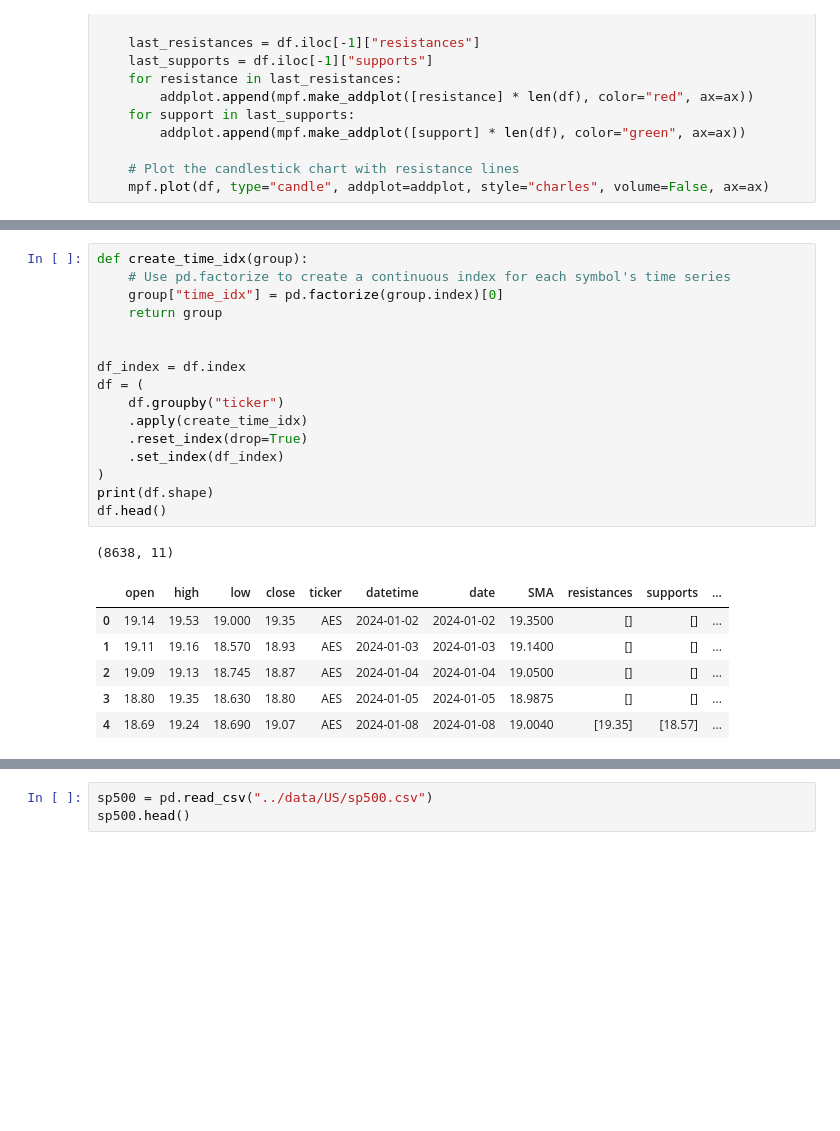
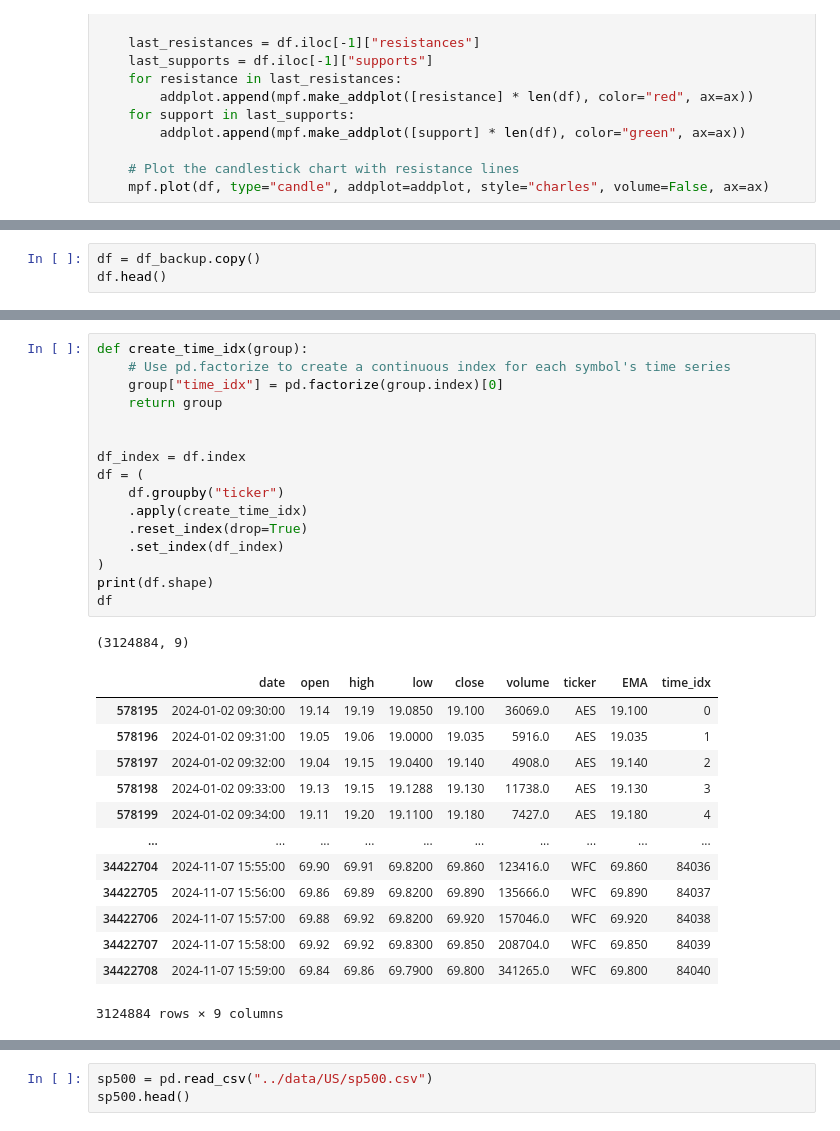
Before and after one commit to igor17400/AlphaDL, a Jupyter notebook: agents/pytorch_forecasting_stepbystep.ipynb, the cells around one changed output, grey strips where cells are left out. Saved outputs shown, nothing was run; the diff lists cells and outputs as text; blank space fills up the shorter version.

```diff
--- a/agents/pytorch_forecasting_stepbystep.ipynb
+++ b/agents/pytorch_forecasting_stepbystep.ipynb
@@ -553,0 +554,3 @@ for symbol in symbols:
+# %%
+df = df_backup.copy()
+df.head()
@@ -554,27 +564,34 @@ for symbol in symbols:
 # %%
 def create_time_idx(group):
     # Use pd.factorize to create a continuous index for each symbol's time series
     group["time_idx"] = pd.factorize(group.index)[0]
     return group
 
 
 df_index = df.index
 df = (
     df.groupby("ticker")
     .apply(create_time_idx)
     .reset_index(drop=True)
     .set_index(df_index)
 )
 print(df.shape)
-df.head()
+df
 # %% [output]
-(8638, 11)
+(3124884, 9)
-|  | open | high | low | close | ticker | datetime | date | SMA | resistances | supports | ... |
-| 0 | 19.14 | 19.53 | 19.000 | 19.35 | AES | 2024-01-02 | 2024-01-02 | 19.3500 | [] | [] | ... |
-| 1 | 19.11 | 19.16 | 18.570 | 18.93 | AES | 2024-01-03 | 2024-01-03 | 19.1400 | [] | [] | ... |
-| 2 | 19.09 | 19.13 | 18.745 | 18.87 | AES | 2024-01-04 | 2024-01-04 | 19.0500 | [] | [] | ... |
-| 3 | 18.80 | 19.35 | 18.630 | 18.80 | AES | 2024-01-05 | 2024-01-05 | 18.9875 | [] | [] | ... |
-| 4 | 18.69 | 19.24 | 18.690 | 19.07 | AES | 2024-01-08 | 2024-01-08 | 19.0040 | [19.35] | [18.57] | ... |
+|  | date | open | high | low | close | volume | ticker | EMA | time_idx |
+| 578195 | 2024-01-02 09:30:00 | 19.14 | 19.19 | 19.0850 | 19.100 | 36069.0 | AES | 19.100 | 0 |
+| 578196 | 2024-01-02 09:31:00 | 19.05 | 19.06 | 19.0000 | 19.035 | 5916.0 | AES | 19.035 | 1 |
+| 578197 | 2024-01-02 09:32:00 | 19.04 | 19.15 | 19.0400 | 19.140 | 4908.0 | AES | 19.140 | 2 |
+| 578198 | 2024-01-02 09:33:00 | 19.13 | 19.15 | 19.1288 | 19.130 | 11738.0 | AES | 19.130 | 3 |
+| 578199 | 2024-01-02 09:34:00 | 19.11 | 19.20 | 19.1100 | 19.180 | 7427.0 | AES | 19.180 | 4 |
+| ... | ... | ... | ... | ... | ... | ... | ... | ... | ... |
+| 34422704 | 2024-11-07 15:55:00 | 69.90 | 69.91 | 69.8200 | 69.860 | 123416.0 | WFC | 69.860 | 84036 |
+| 34422705 | 2024-11-07 15:56:00 | 69.86 | 69.89 | 69.8200 | 69.890 | 135666.0 | WFC | 69.890 | 84037 |
+| 34422706 | 2024-11-07 15:57:00 | 69.88 | 69.92 | 69.8200 | 69.920 | 157046.0 | WFC | 69.920 | 84038 |
+| 34422707 | 2024-11-07 15:58:00 | 69.92 | 69.92 | 69.8300 | 69.850 | 208704.0 | WFC | 69.850 | 84039 |
+| 34422708 | 2024-11-07 15:59:00 | 69.84 | 69.86 | 69.7900 | 69.800 | 341265.0 | WFC | 69.800 | 84040 |
+3124884 rows × 9 columns
 # %%
 df["close_rank"] = (df["close"] - df["low"]) / (
     df["high"] - df["low"]
```
Also changed, not shown: parts of 7 cells of this notebook, 31 other files.
